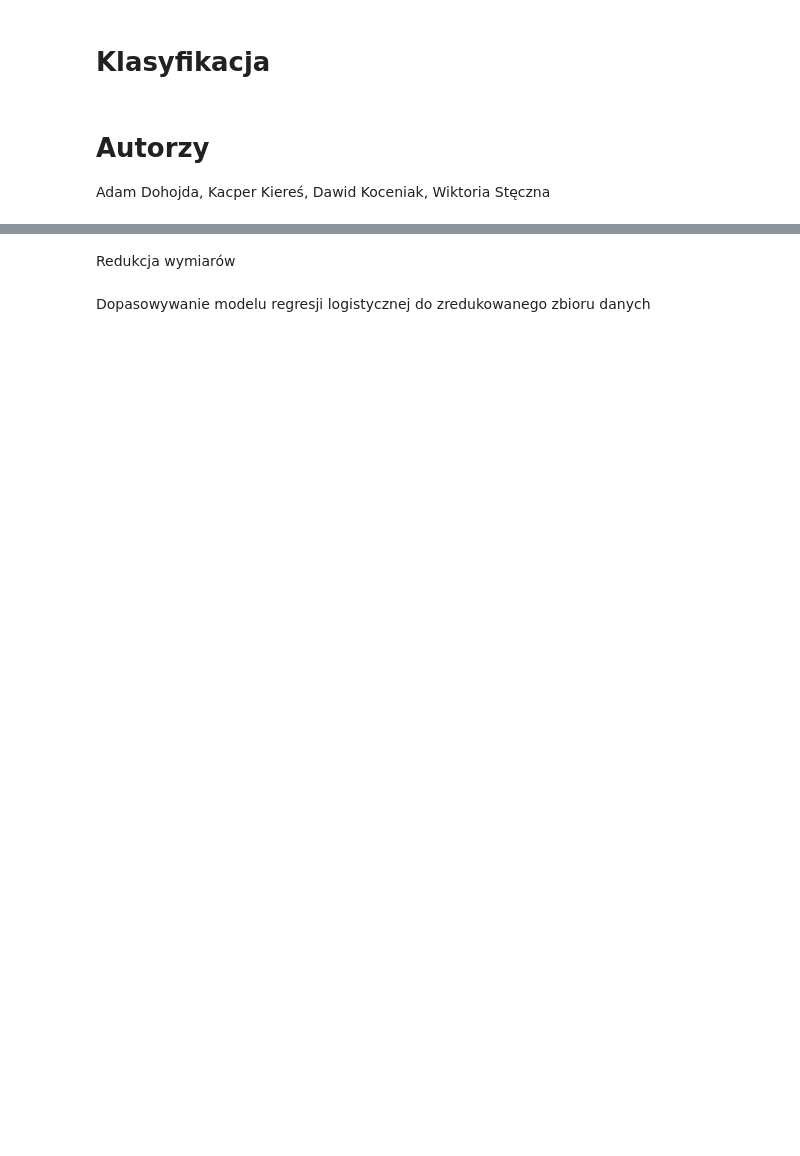
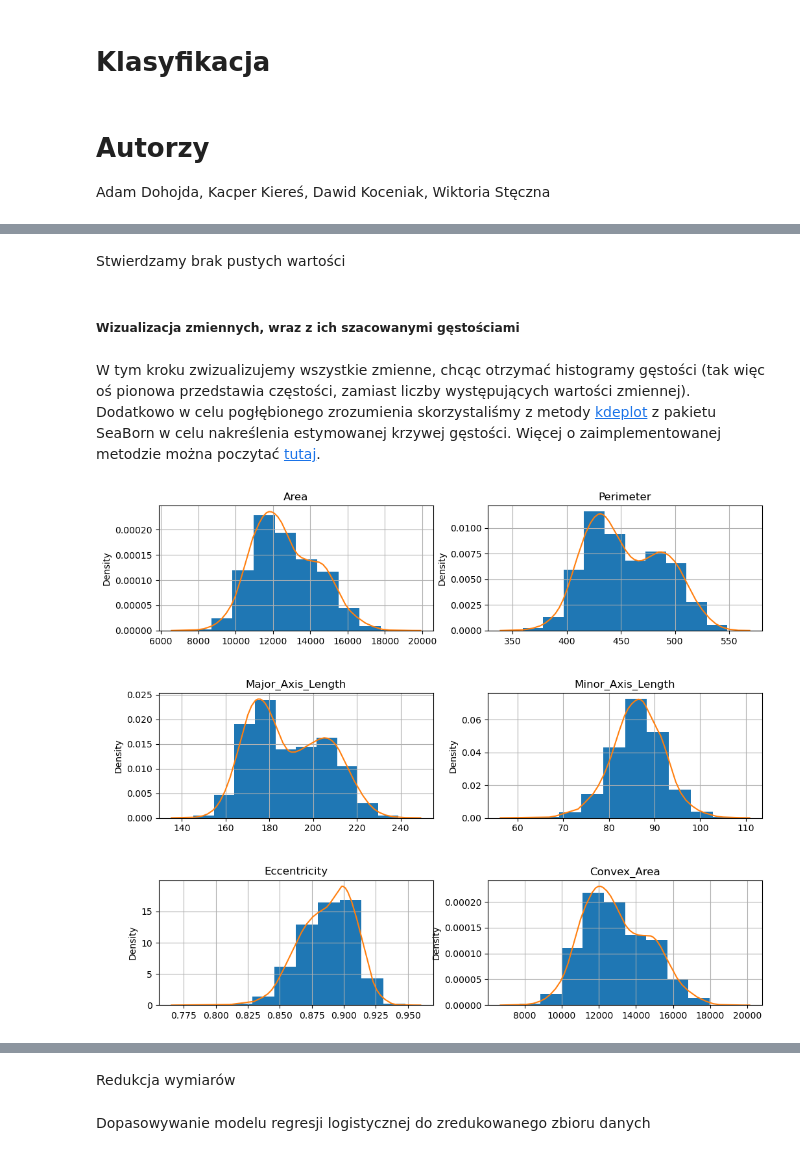
Before and after one commit to DejwidKoci/Klasyfikacja, a Jupyter notebook: blurb.ipynb, the cells around one changed output, grey strips where cells are left out. Drawn from its saved outputs; the diff is of its cells as text; code cells hidden in the pictures; blank space fills up the shorter version.

```diff
--- a/blurb.ipynb
+++ b/blurb.ipynb
@@ -28,0 +34,2 @@ Class labels:  [1 2 3 4]
+# %%
+df = pd.read_excel('rice.xlsx').set_index('Class')
@@ -28,0 +49,18 @@ Class labels:  [1 2 3 4]
+# %% [markdown]
+Stwierdzamy brak pustych wartości
+# %% [markdown]
+##### Wizualizacja zmiennych, wraz z ich szacowanymi gęstościami
+# %% [markdown]
+W tym kroku zwizualizujemy wszystkie zmienne, chcąc otrzymać histogramy gęstości (tak więc oś pionowa przedstawia częstości, zamiast liczby występujących wartości zmiennej). Dodatkowo w celu pogłębionego zrozumienia skorzystaliśmy z metody [kdeplot](https://seaborn.pydata.org/generated/seaborn.kdeplot.html) z pakietu SeaBorn w celu nakreślenia estymowanej krzywej gęstości. Więcej o zaimplementowanej metodzie można poczytać [tutaj](https://en.wikipedia.org/wiki/Kernel_density_estimation).
+# %%
+plt.style.use('fast')
+fig, axs = plt.subplots(nrows=3, ncols=2, figsize=(12,10))
+plt.subplots_adjust(hspace=0.5)
+for ax, col in zip(axs.flat, df.columns):
+    ax.hist(df[col], bins=10, density=True)
+    sns.kdeplot(df[col], ax=ax)
+    ax.grid(True)
+    ax.set_title(col)
+    ax.set_xlabel('')
+# %% [output]
+[figure, added]
```
Also changed, not shown: parts of 83 cells of this notebook, 2 other files.
